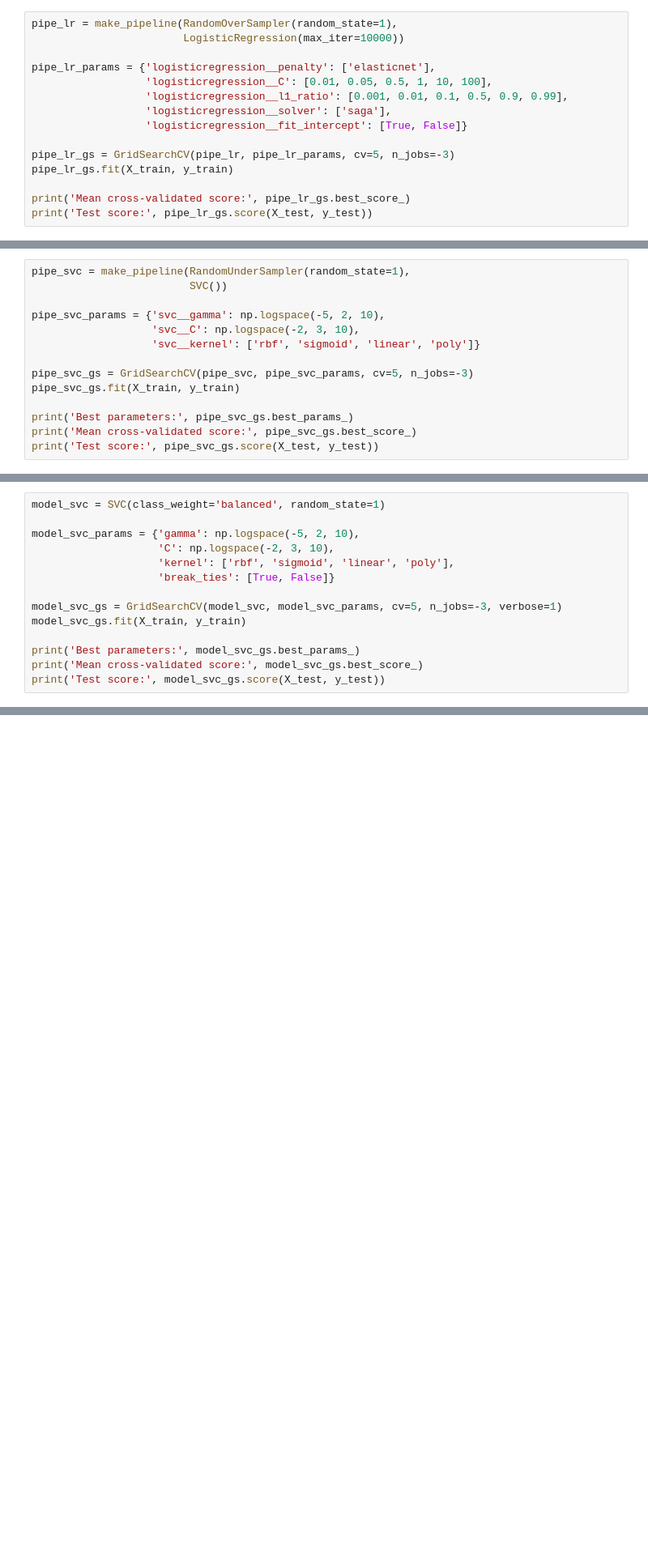
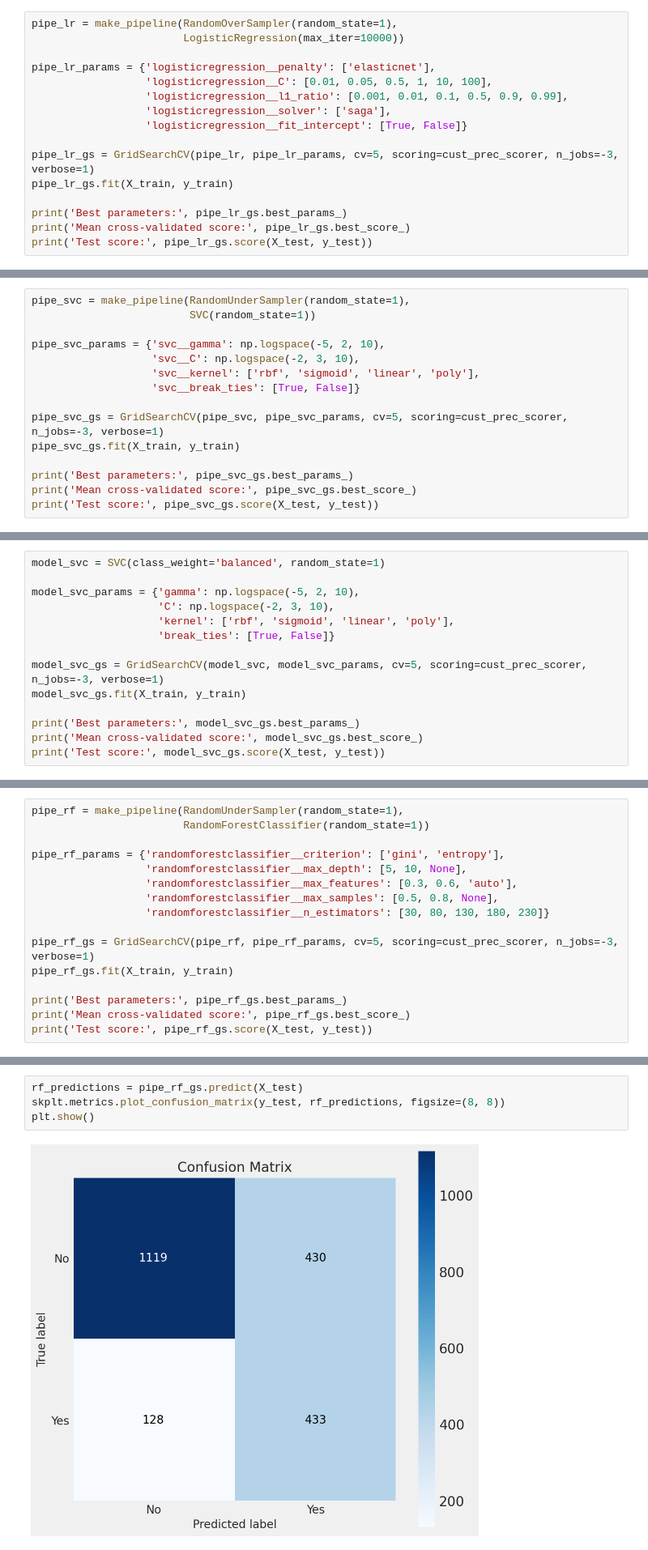
Before and after one commit to esbatiehsan/customer-churn, a Jupyter notebook: churn-predictor.ipynb, the cells around one changed output, grey strips where cells are left out. Shown: that part at 81% size. Drawn from its saved outputs; the diff is of its cells as text; blank space fills up the shorter version.

```diff
--- a/churn-predictor.ipynb
+++ b/churn-predictor.ipynb
@@ -109,9 +109,10 @@ pipe_lr_params = {'logisticregression__penalty': ['elasticnet'],
                   'logisticregression__solver': ['saga'],
                   'logisticregression__fit_intercept': [True, False]}
 
-pipe_lr_gs = GridSearchCV(pipe_lr, pipe_lr_params, cv=5, n_jobs=-3)
+pipe_lr_gs = GridSearchCV(pipe_lr, pipe_lr_params, cv=5, scoring=cust_prec_scorer, n_jobs=-3, verbose=1)
 pipe_lr_gs.fit(X_train, y_train)
 
+print('Best parameters:', pipe_lr_gs.best_params_)
 print('Mean cross-validated score:', pipe_lr_gs.best_score_)
 print('Test score:', pipe_lr_gs.score(X_test, y_test))
 # %% [output]
@@ -138,12 +127,13 @@ from imblearn.under_sampling import RandomUnderSampler
 # %%
 pipe_svc = make_pipeline(RandomUnderSampler(random_state=1),
-                         SVC())
+                         SVC(random_state=1))
 
 pipe_svc_params = {'svc__gamma': np.logspace(-5, 2, 10),
                    'svc__C': np.logspace(-2, 3, 10),
-                   'svc__kernel': ['rbf', 'sigmoid', 'linear', 'poly']}
+                   'svc__kernel': ['rbf', 'sigmoid', 'linear', 'poly'],
+                   'svc__break_ties': [True, False]}
 
-pipe_svc_gs = GridSearchCV(pipe_svc, pipe_svc_params, cv=5, n_jobs=-3)
+pipe_svc_gs = GridSearchCV(pipe_svc, pipe_svc_params, cv=5, scoring=cust_prec_scorer, n_jobs=-3, verbose=1)
 pipe_svc_gs.fit(X_train, y_train)
 
 print('Best parameters:', pipe_svc_gs.best_params_)
@@ -168,7 +158,7 @@ model_svc_params = {'gamma': np.logspace(-5, 2, 10),
                     'kernel': ['rbf', 'sigmoid', 'linear', 'poly'],
                     'break_ties': [True, False]}
 
-model_svc_gs = GridSearchCV(model_svc, model_svc_params, cv=5, n_jobs=-3, verbose=1)
+model_svc_gs = GridSearchCV(model_svc, model_svc_params, cv=5, scoring=cust_prec_scorer, n_jobs=-3, verbose=1)
 model_svc_gs.fit(X_train, y_train)
 
 print('Best parameters:', model_svc_gs.best_params_)
@@ -180,0 +178,16 @@ plt.show()
+# %%
+pipe_rf = make_pipeline(RandomUnderSampler(random_state=1),
+                        RandomForestClassifier(random_state=1))
+
+pipe_rf_params = {'randomforestclassifier__criterion': ['gini', 'entropy'],
+                  'randomforestclassifier__max_depth': [5, 10, None],
+                  'randomforestclassifier__max_features': [0.3, 0.6, 'auto'],
+                  'randomforestclassifier__max_samples': [0.5, 0.8, None],
+                  'randomforestclassifier__n_estimators': [30, 80, 130, 180, 230]}
+
+pipe_rf_gs = GridSearchCV(pipe_rf, pipe_rf_params, cv=5, scoring=cust_prec_scorer, n_jobs=-3, verbose=1)
+pipe_rf_gs.fit(X_train, y_train)
+
+print('Best parameters:', pipe_rf_gs.best_params_)
+print('Mean cross-validated score:', pipe_rf_gs.best_score_)
+print('Test score:', pipe_rf_gs.score(X_test, y_test))
@@ -180,0 +199,6 @@ plt.show()
+# %%
+rf_predictions = pipe_rf_gs.predict(X_test)
+skplt.metrics.plot_confusion_matrix(y_test, rf_predictions, figsize=(8, 8))
+plt.show()
+# %% [output]
+[figure, added]
```
Also changed, not shown: parts of 16 cells of this notebook.
